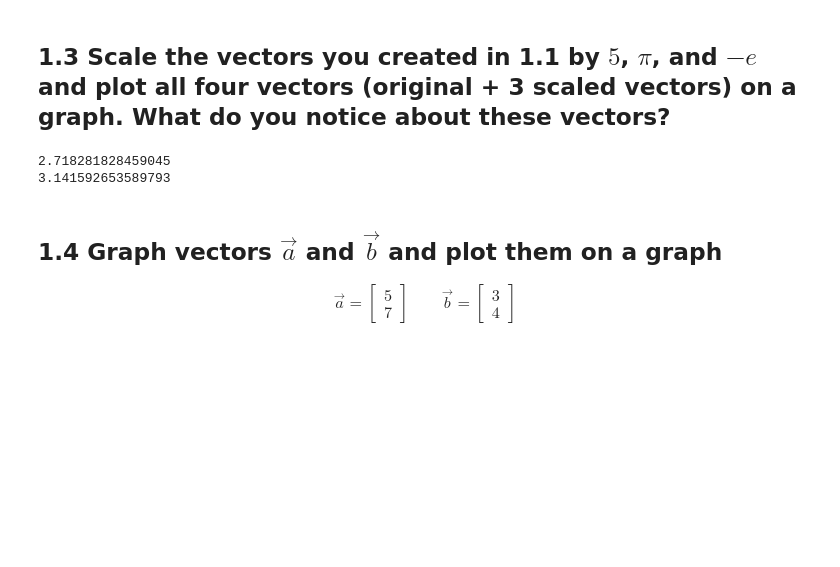
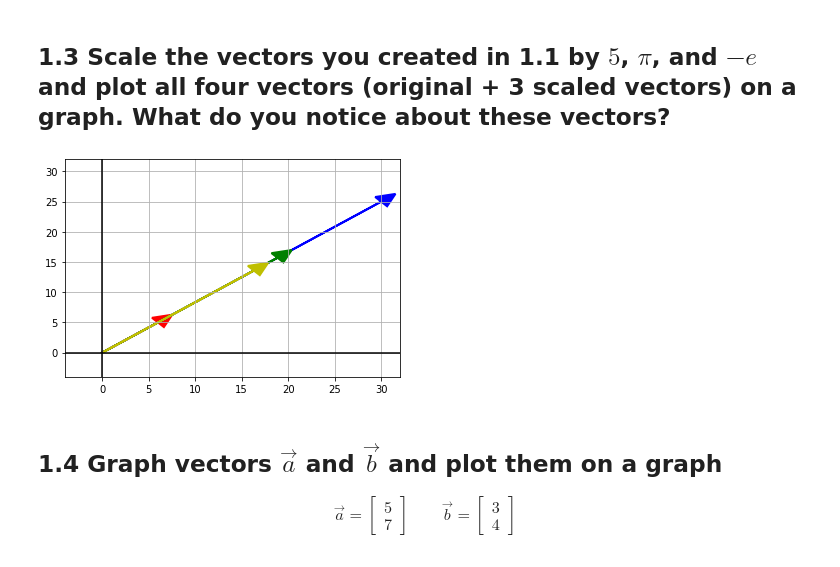
Before and after one commit to ChristianJJohnson/DS-Unit-1-Sprint-3-Linear-Algebra, a Jupyter notebook: module1-vectors-and-matrices/LS_DS_131_Vectors_and_Matrices_Assignment.ipynb, the cells around one changed output. Cells and saved outputs as stored; diff of their text form; code cells hidden in the pictures; blank space fills up the shorter version.

```diff
--- a/module1-vectors-and-matrices/LS_DS_131_Vectors_and_Matrices_Assignment.ipynb
+++ b/module1-vectors-and-matrices/LS_DS_131_Vectors_and_Matrices_Assignment.ipynb
@@ -84,13 +84,29 @@ plt.show();
 [figure]
 # %% [markdown]
 ## 1.3 Scale the vectors you created in 1.1 by $5$, $\pi$, and $-e$ and plot all four vectors (original + 3 scaled vectors) on a graph. What do you notice about these vectors?
-# %%
-
-print(math.e)
-print(math.pi)
-# %% [output]
-2.718281828459045
-3.141592653589793
+# %%
+vecAa = np.multiply(5, vecA)
+vecAb = np.multiply(math.pi, vecA)
+vecAc = np.multiply(math.e, vecA)
+# %%
+fig, ax = plt.subplots()
+ax.grid()
+plt.xlim(-4, 32)
+plt.ylim(-4, 32)
+for vecColor ,vector in [('r', vecA), ('b', vecAa), ('g', vecAb), ('y', vecAc)]:
+    plt.arrow(0,0,
+            vector[0],
+            vector[1],
+            head_width=2,
+            head_length=2,
+            linewidth=2,
+            color=vecColor);
+ax.axhline(y=0, color='k')
+ax.axvline(x=0, color='k')
+plt.show;
+# They all have different magnitudes but the direction stays the same
+# %% [output]
+[figure, added]
 # %% [markdown]
 ## 1.4 Graph vectors $\vec{a}$ and $\vec{b}$ and plot them on a graph
 
```
Also changed, not shown: parts of 10 cells of this notebook.
